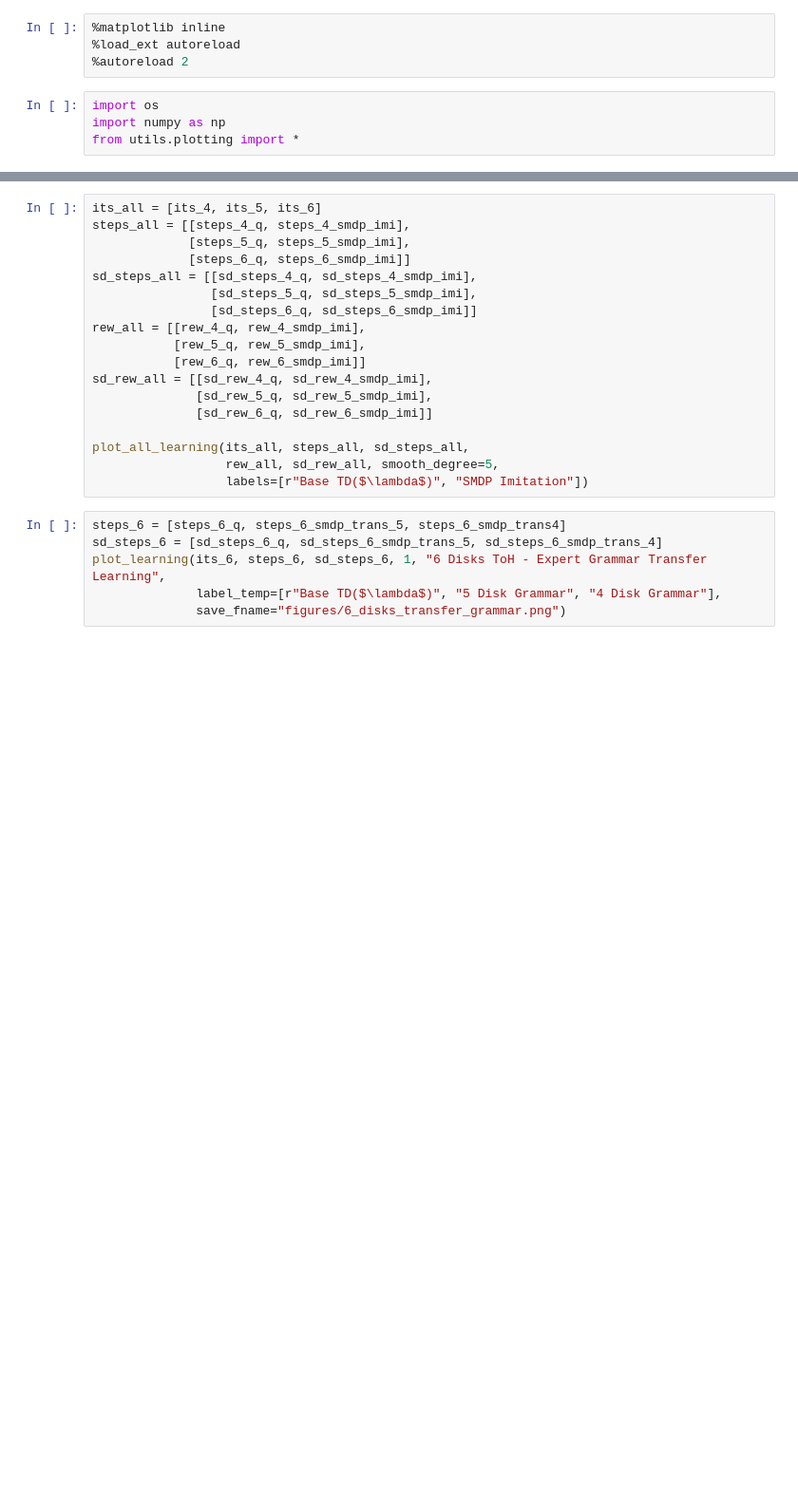
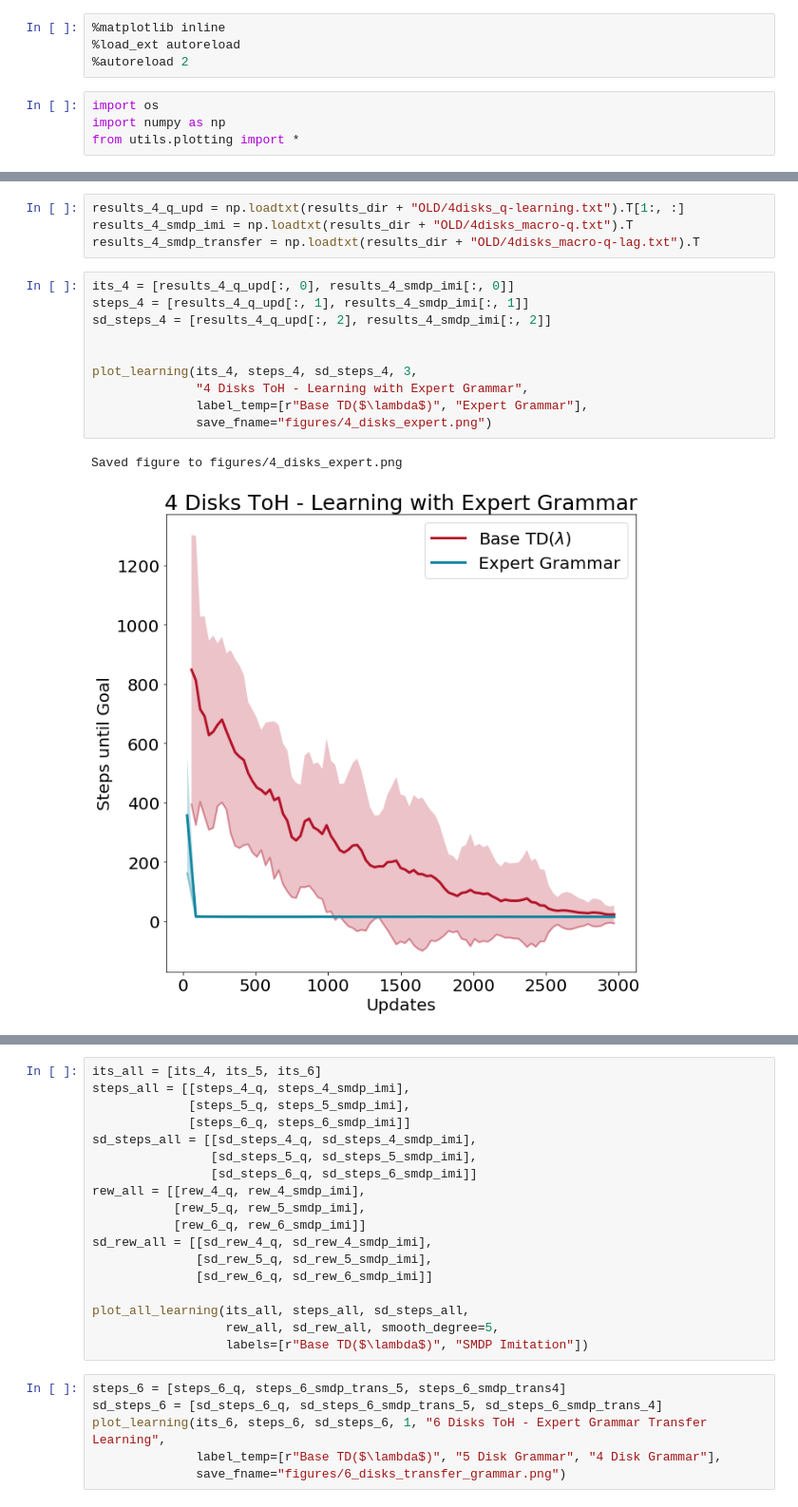
Before and after one commit to RobertTLange/action-grammars-hrl, a Jupyter notebook: visualizations.ipynb, the cells around one changed output, grey strips where cells are left out. Shown at 95% size. Saved outputs shown, nothing was run; the diff lists cells and outputs as text; blank space fills up the shorter version.

```diff
--- a/visualizations.ipynb
+++ b/visualizations.ipynb
@@ -47,0 +84,17 @@ Saved figure to figures/5_disks_transfer_grammar.png
+# %%
+results_4_q_upd = np.loadtxt(results_dir + "OLD/4disks_q-learning.txt").T[1:, :]
+results_4_smdp_imi = np.loadtxt(results_dir + "OLD/4disks_macro-q.txt").T
+results_4_smdp_transfer = np.loadtxt(results_dir + "OLD/4disks_macro-q-lag.txt").T
+# %%
+its_4 = [results_4_q_upd[:, 0], results_4_smdp_imi[:, 0]]
+steps_4 = [results_4_q_upd[:, 1], results_4_smdp_imi[:, 1]]
+sd_steps_4 = [results_4_q_upd[:, 2], results_4_smdp_imi[:, 2]]
+
+
+plot_learning(its_4, steps_4, sd_steps_4, 3,
+              "4 Disks ToH - Learning with Expert Grammar",
+              label_temp=[r"Base TD($\lambda$)", "Expert Grammar"],
+              save_fname="figures/4_disks_expert.png")
+# %% [output]
+Saved figure to figures/4_disks_expert.png
+[figure, added]
```
Also changed, not shown: parts of 9 cells of this notebook, 34 other files.
